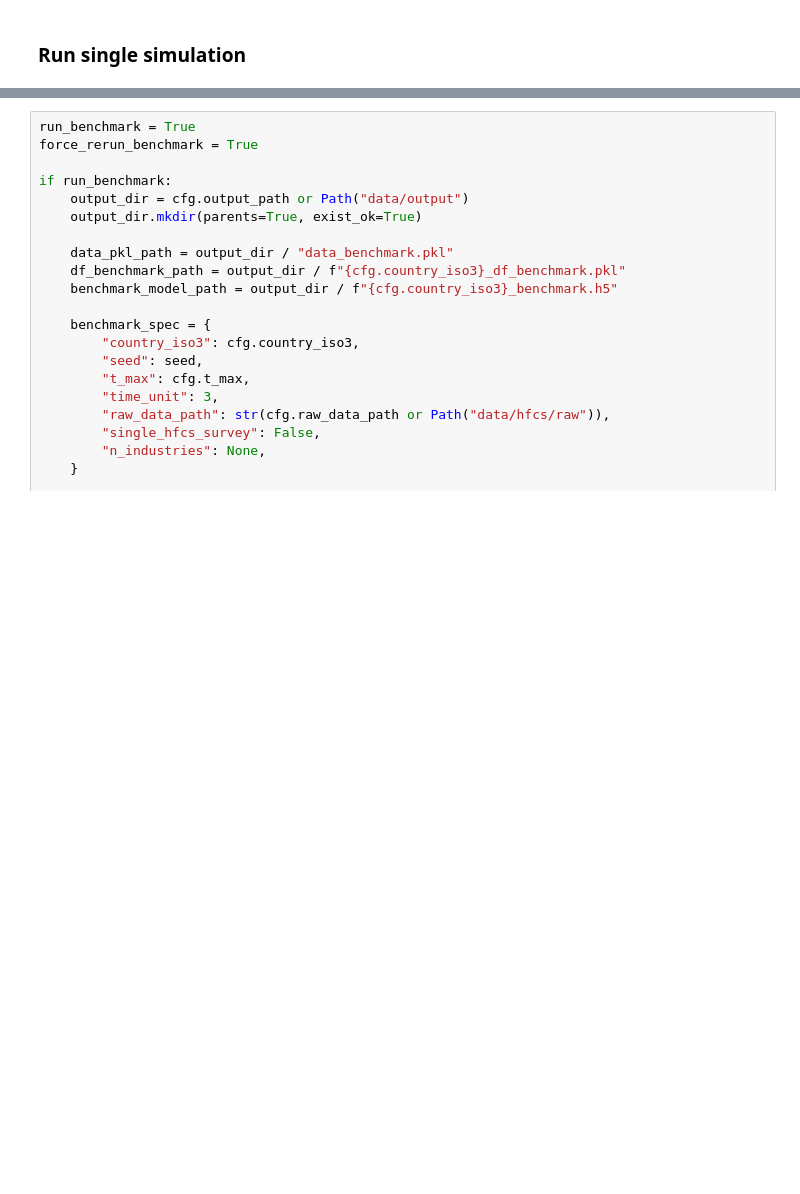
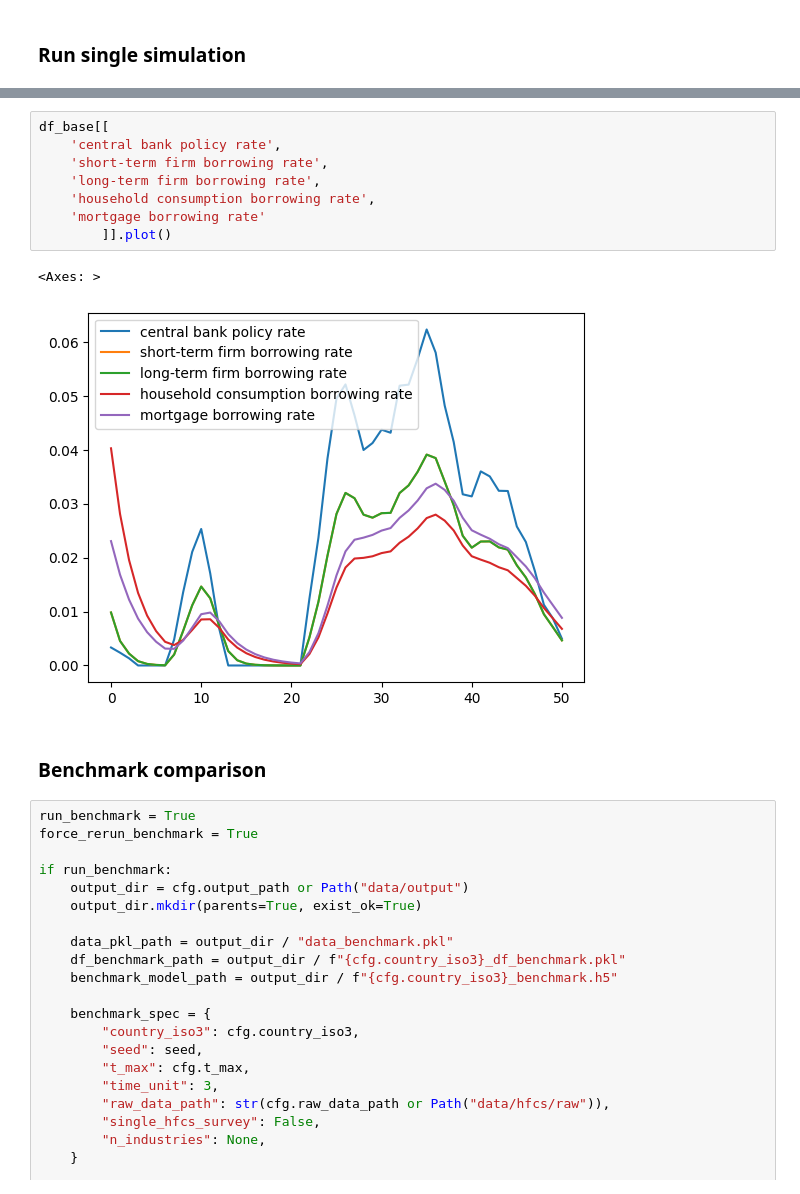
Before and after one commit to INET-Complexity/INET-consumption, a Jupyter notebook: run_model/run_model.ipynb, the cells around one changed output, grey strips where cells are left out. Cells and saved outputs as stored; diff of their text form; blank space fills up the shorter version.

```diff
--- a/run_model/run_model.ipynb
+++ b/run_model/run_model.ipynb
@@ -264,3 +253,16 @@ plot_output(
+# %%
+df_base[[
+    'central bank policy rate',
+    'short-term firm borrowing rate',
+    'long-term firm borrowing rate',
+    'household consumption borrowing rate',
+    'mortgage borrowing rate'
+        ]].plot()
+# %% [output]
+<Axes: >
+[figure, added]
+# %% [markdown]
+### Benchmark comparison
 # %%
 run_benchmark = True
 force_rerun_benchmark = True
```
Also changed, not shown: parts of 7 cells of this notebook.
